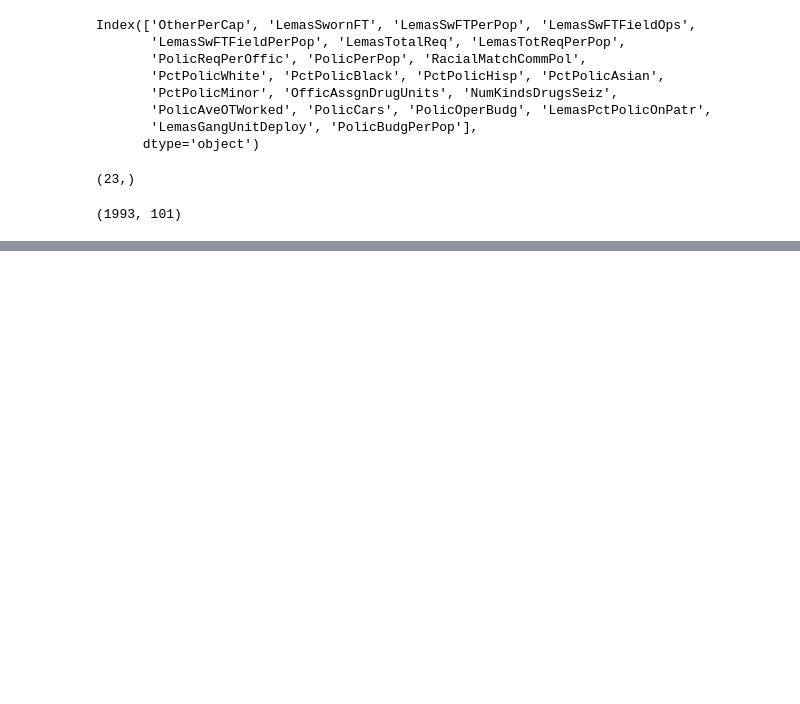
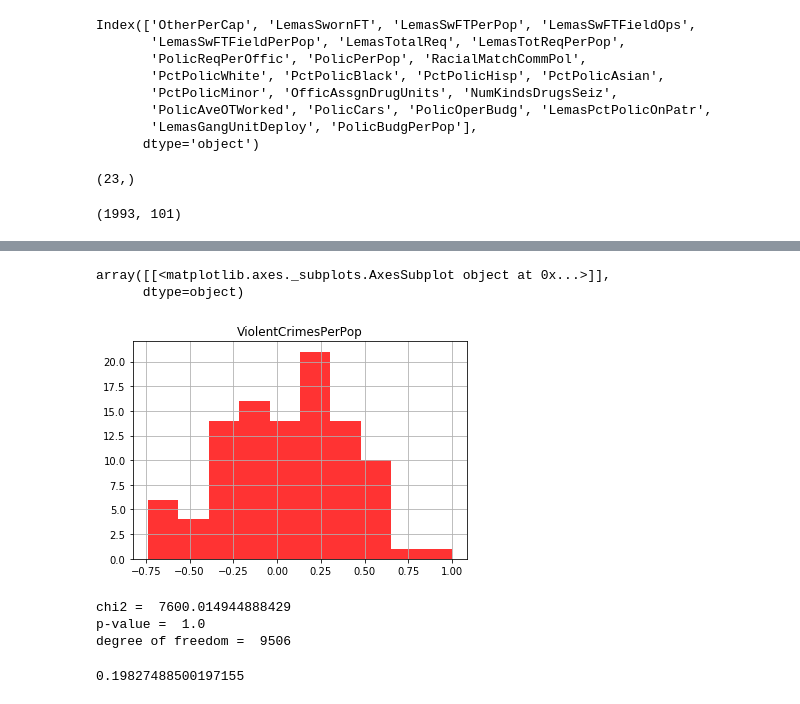
Before and after one commit to LpineA/data_analysis_project_communities, a Jupyter notebook: Jean.ipynb, the cells around one changed output, grey strips where cells are left out. Drawn from its saved outputs; the diff is of its cells as text; code cells hidden in the pictures; blank space fills up the shorter version.

```diff
--- a/Jean.ipynb
+++ b/Jean.ipynb
@@ -161,0 +235,4 @@ data_clean.to_csv('data_clean.csv', sep = ',', encoding='utf-8')
+# %%
+corrT = data_clean.corr()
+corrT = corrT.sort_values(by=['PctIlleg'])
+corrT['PctIlleg']
@@ -161,0 +252,28 @@ data_clean.to_csv('data_clean.csv', sep = ',', encoding='utf-8')
+# %%
+corrT.hist(column = ['ViolentCrimesPerPop'], color = 'red', alpha = 0.8)
+# %% [output]
+array([[<matplotlib.axes._subplots.AxesSubplot object at 0x...>]],
+      dtype=object)
+[figure, added]
+# %%
+chi2 = scipy.stats.chi2_contingency(pd.crosstab(data_clean['ViolentCrimesPerPop'], data_clean['medIncome']))
+print("chi2 = ", chi2[0])
+print("p-value = ", chi2[1])
+print("degree of freedom = ", chi2[2])
+# %% [output]
+chi2 =  7600.014944888429
+p-value =  1.0
+degree of freedom =  9506
+# %%
+#Cramer test
+chi2 = scipy.stats.chi2_contingency(pd.crosstab(data_clean['ViolentCrimesPerPop'], data_clean['medIncome']))
+chi2 = chi2[0]
+N = len(data_clean['ViolentCrimesPerPop'])
+c = shape(pd.crosstab(data_clean['ViolentCrimesPerPop'], data_clean['medIncome']))[0]
+r = shape(pd.crosstab(data_clean['ViolentCrimesPerPop'], data_clean['medIncome']))[1]
+Min = min((c-1), (r-1))
+
+V = np.sqrt(chi2/(N*Min))
+print(V)
+# %% [output]
+0.19827488500197155
```
Also changed, not shown: parts of 10 cells of this notebook.
